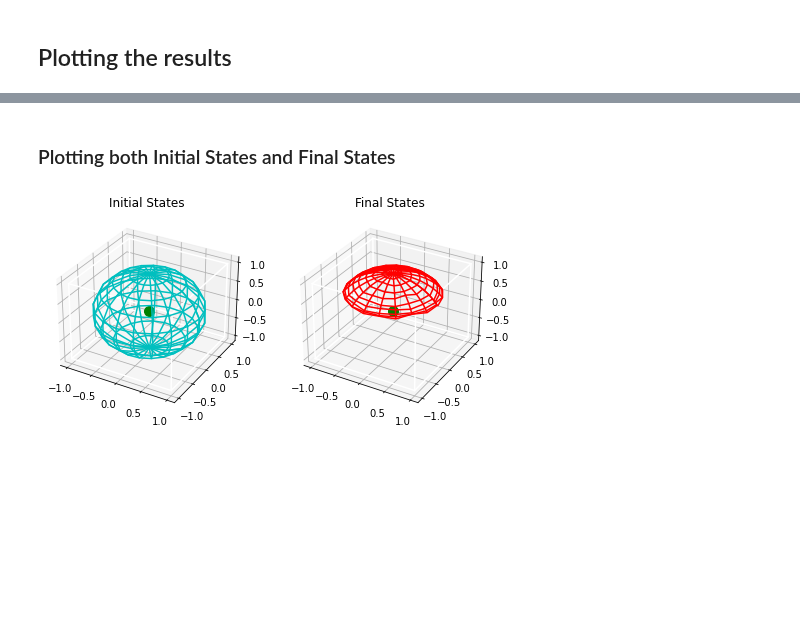
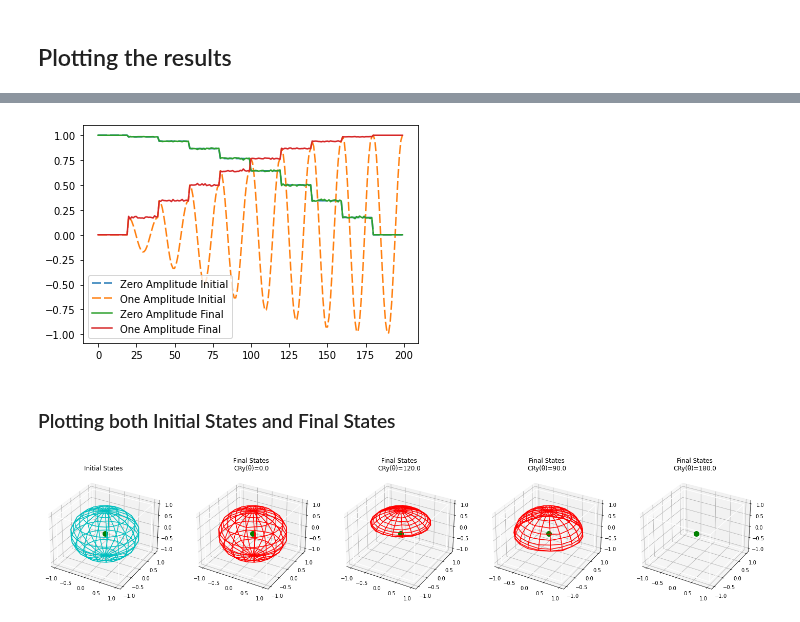
Before and after one commit to iamtxena/quantum-channel-discrimination, a Jupyter notebook: src/qcdBase.ipynb, the cells around one changed output, grey strips where cells are left out. Saved outputs shown, nothing was run; the diff lists cells and outputs as text; code cells hidden in the pictures; blank space fills up the shorter version.

Commit message:
feat: added loop to test different channels

```diff
--- a/src/qcdBase.ipynb
+++ b/src/qcdBase.ipynb
@@ -13,0 +73,7 @@ import math
+# %%
+def draw_cube(axes):
+    """ Draw a cube passing axes as a parameter """
+    r = [-1, 1]
+    for s, e in combinations(np.array(list(product(r, r, r))), 2):
+        if np.sum(np.abs(s-e)) == r[1]-r[0]:
+            axes.plot3D(*zip(s, e), color="w")
@@ -124,2 +144,10 @@ plt.show()
+# %%
+# Set the Initial States
+initialStatesReshaped = computeStateVectorCoordsReshaped(initialStates["zeroAmplitude"], anglesPhase, pointsTheta, pointsPhase)
+# Set the Final States
+allChannelsFinalStatesReshaped = []
+for indexFinalState in range(len(totalFinalStates)):
+    singleChannelFinalStatesReshaped = computeStateVectorCoordsReshaped(totalFinalStates[indexFinalState]["zeroAmplitude"], anglesPhase, pointsTheta, pointsPhase)
+    allChannelsFinalStatesReshaped.append(singleChannelFinalStatesReshaped)
 # %% [markdown]
 ## Plotting the results
@@ -151,38 +161,53 @@ def draw_cube(axes):
+# %%
+# set the final state execution to print
+indexFinalStateToPlot = 0
+
+fig, ax = plt.subplots()
+
+line1, = ax.plot(initialStates["zeroAmplitude"], dashes=[6, 2], label='Zero Amplitude Initial')
+line2, = ax.plot(initialStates["oneAmplitude"], dashes=[6, 2], label='One Amplitude Initial')
+
+line3, = ax.plot(totalFinalStates[indexFinalStateToPlot]["zeroAmplitude"], label='Zero Amplitude Final')
+line4, = ax.plot(totalFinalStates[indexFinalStateToPlot]["oneAmplitude"], label='One Amplitude Final')
+
+ax.legend()
+plt.show()
+# %% [output]
+[figure, added]
 # %% [markdown]
 ### Plotting both Initial States and Final States
 # %%
-# Set the Initial States
-initialStates = computeStateVectorCoordsReshaped(initialStatesZeroAmplitude, anglesPhase, pointsTheta, pointsPhase)
-# Set the Final States
-finalStates = computeStateVectorCoordsReshaped(finalStatesZeroAmplitude, anglesPhase, pointsTheta, pointsPhase)
-# set up a figure twice as wide as it is tall
-fig = plt.figure(figsize=plt.figaspect(0.5))
 
+fig = plt.figure(figsize=(25,50))
 #===============
 #  First subplot
 #===============
 # set up the axes for the first plot
-ax = fig.add_subplot(1, 2, 1, projection='3d')
+ax = fig.add_subplot(math.ceil(len(allChannelsFinalStatesReshaped)/5), 5, 1, projection='3d')
 draw_cube(ax)
 
 # draw initial states
-ax.plot_wireframe(initialStates['reshapedCoordsX'], initialStates['reshapedCoordsY'], initialStates['reshapedCoordsZ'], color="c")
+ax.plot_wireframe(initialStatesReshaped['reshapedCoordsX'], initialStatesReshaped['reshapedCoordsY'], initialStatesReshaped['reshapedCoordsZ'], color="c")
 ax.set_title("Initial States")
 # draw center
 ax.scatter([0], [0], [0], color="g", s=100)
 
 #===============
-# Second subplot
+# Next subplots
 #===============
-# set up the axes for the second plot
-ax = fig.add_subplot(1, 2, 2, projection='3d')
-draw_cube(ax)
-# draw final states
-ax.plot_wireframe(finalStates['reshapedCoordsX'], finalStates['reshapedCoordsY'], finalStates['reshapedCoordsZ'], color="r")
-ax.set_title("Final States")
-# draw center
-ax.scatter([0], [0], [0], color="g", s=100)
+indexFinalStateReshaped = 0
+for finalStatesReshaped in allChannelsFinalStatesReshaped:
+    # set up the axes for the second plot
+    ax = fig.add_subplot(math.ceil(len(allChannelsFinalStatesReshaped)/5), 5, 2 + indexFinalStateReshaped, projection='3d')
+    draw_cube(ax)
+    # draw final states
+    ax.plot_wireframe(finalStatesReshaped['reshapedCoordsX'], finalStatesReshaped['reshapedCoordsY'], finalStatesReshaped['reshapedCoordsZ'], color="r")
+    title = "Final States\n" + u"CRy(\u03B8)=" + str(np.round(math.degrees(anglesCYgate[indexFinalStateReshaped]),3))
+    ax.set_title(title)
+    # draw center
+    ax.scatter([0], [0], [0], color="g", s=100)
+    indexFinalStateReshaped+=1
 
 plt.show()
 # %% [output]
-[figure, old version]
+[figure, new version]
```
Also changed, not shown: parts of 15 cells of this notebook.
